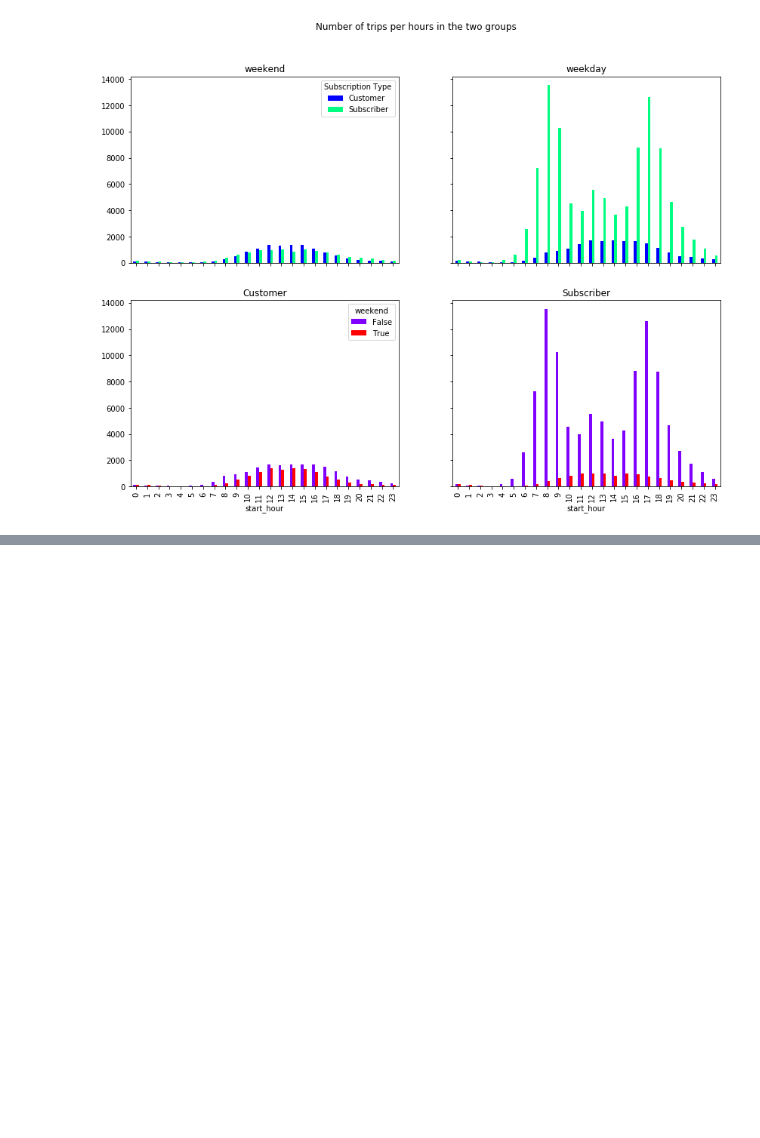
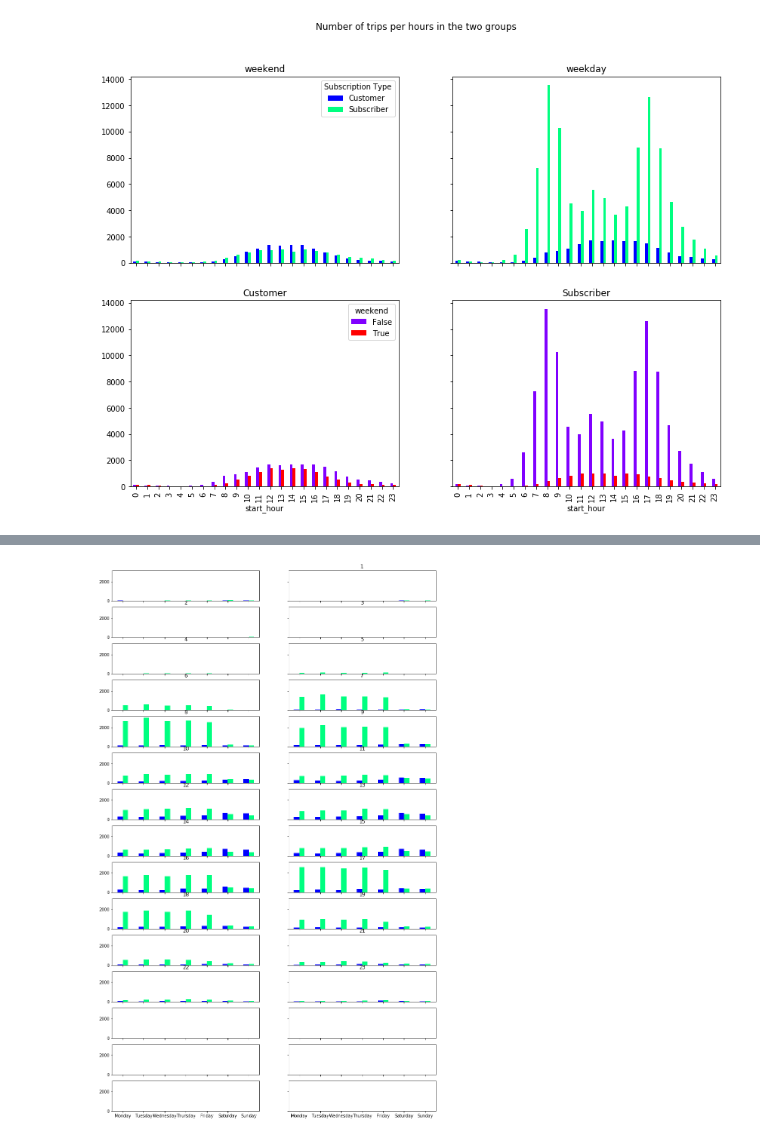
Before and after one commit to seszter/CEU_data_analysis_python, a Jupyter notebook: Q1/Q1.ipynb, the cells around one changed output, grey strips where cells are left out. Drawn from its saved outputs; the diff is of its cells as text; code cells hidden in the pictures; blank space fills up the shorter version.

```diff
--- a/Q1/Q1.ipynb
+++ b/Q1/Q1.ipynb
@@ -643,0 +704,21 @@ Your chart should be similar to this:
+# %%
+fig, axes = plt.subplots(nrows=15, ncols=2, sharey=True, sharex=True)
+i = 0
+j = 0
+for d in sorted(trip.start_hour.unique()):
+    #print(d)
+    temp = trip[trip['start_hour']==d].groupby(['Subscription Type','day_of_week']).size().reset_index()
+    temp.pivot(index='day_of_week', columns='Subscription Type', values=0).reindex([
+    'Monday', 'Tuesday','Wednesday',  'Thursday', 'Friday', 'Saturday','Sunday']).plot(kind='bar',
+                                                                                         title=d,
+                                                                                         colormap = 'winter',
+                                                                                           figsize=(14,24),
+                                                                                       legend=False,
+                                                                                          ax=axes[j%15,i%2])
+    #print(j%4,i%2)
+    if i%2 == 1:
+        j += 1
+    i += 1
+plt.show()
+# %% [output]
+[figure, added]
```
Also changed, not shown: parts of 10 cells of this notebook, 2 other files.
